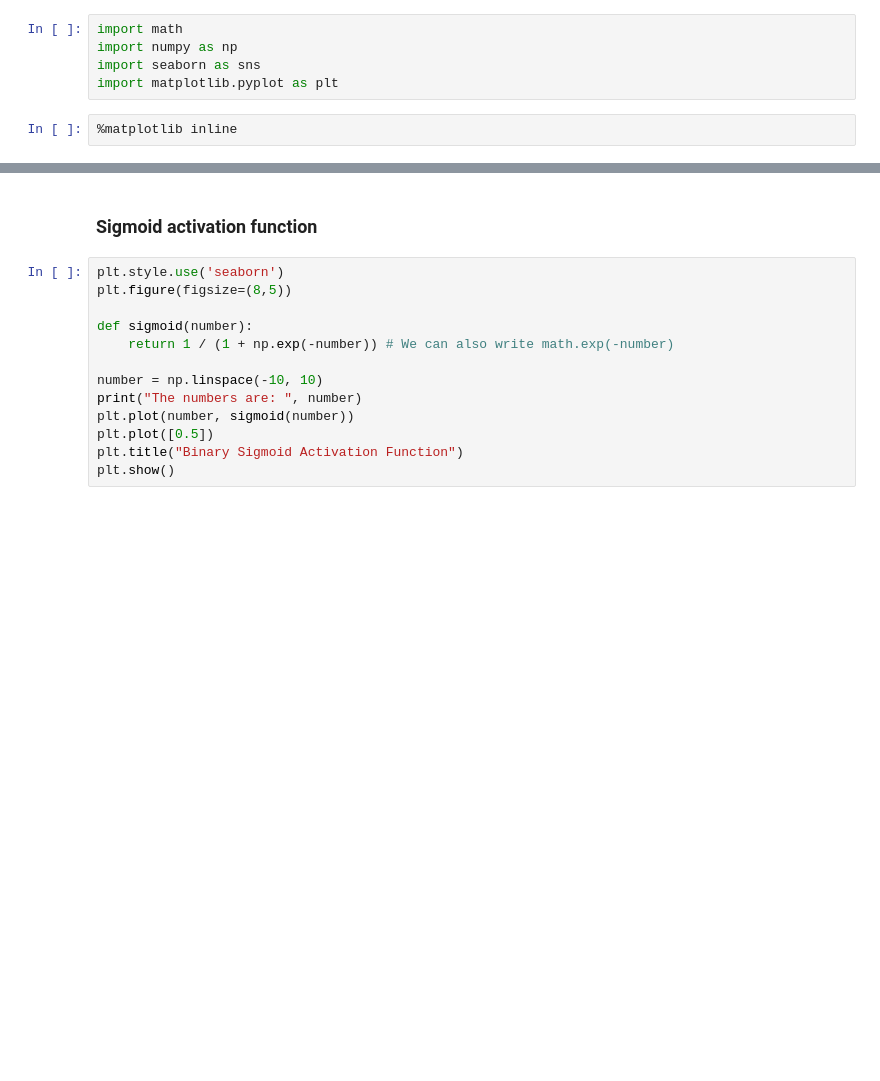
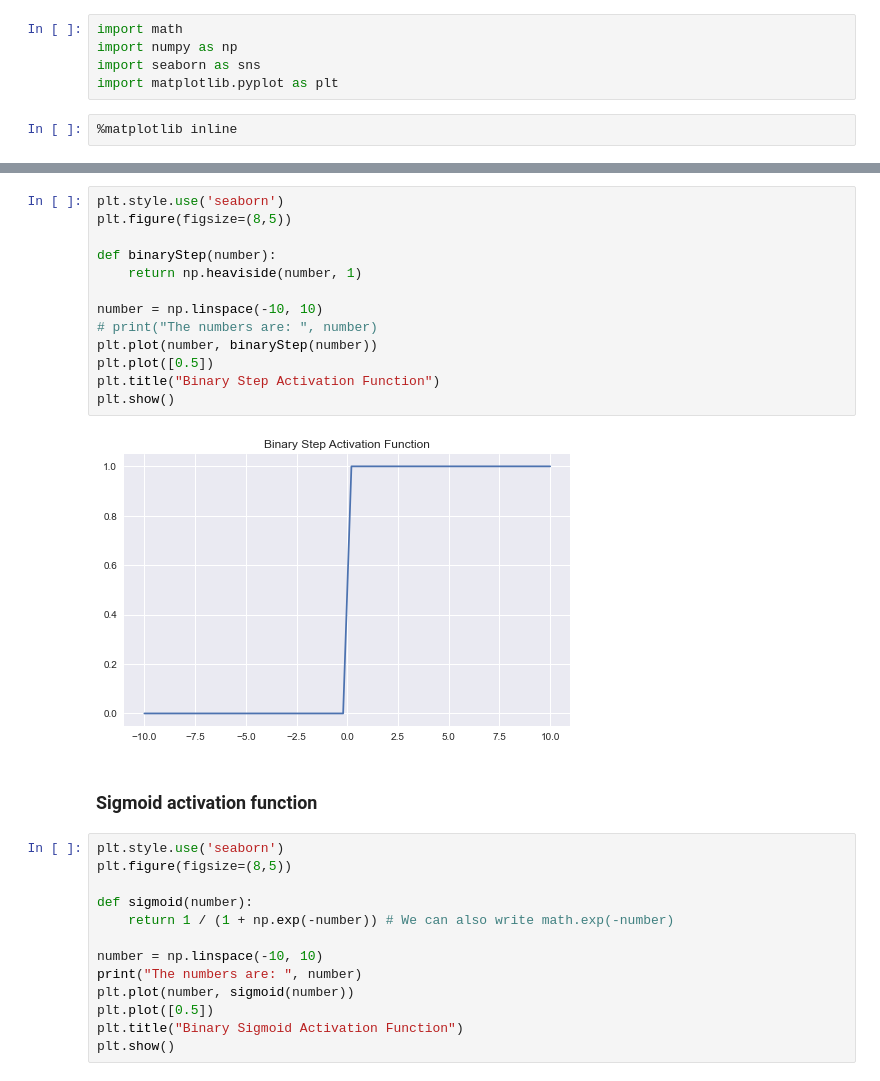
Before and after one commit to alaminbhuyan/Activation-Function-Implementation, a Jupyter notebook: Activation Function.ipynb, the cells around one changed output, grey strips where cells are left out. Drawn from its saved outputs; the diff is of its cells as text; blank space fills up the shorter version.

```diff
--- a/Activation Function.ipynb
+++ b/Activation Function.ipynb
@@ -10,3 +42,18 @@ import matplotlib.pyplot as plt
+# %%
+plt.style.use('seaborn')
+plt.figure(figsize=(8,5))
+
+def binaryStep(number):
+    return np.heaviside(number, 1)
+
+number = np.linspace(-10, 10)
+# print("The numbers are: ", number)
+plt.plot(number, binaryStep(number))
+plt.plot([0.5])
+plt.title("Binary Step Activation Function")
+plt.show()
+# %% [output]
+[figure, added]
 # %% [markdown]
 ### Sigmoid activation function
 # %%
```
Also changed, not shown: parts of 8 cells of this notebook.
